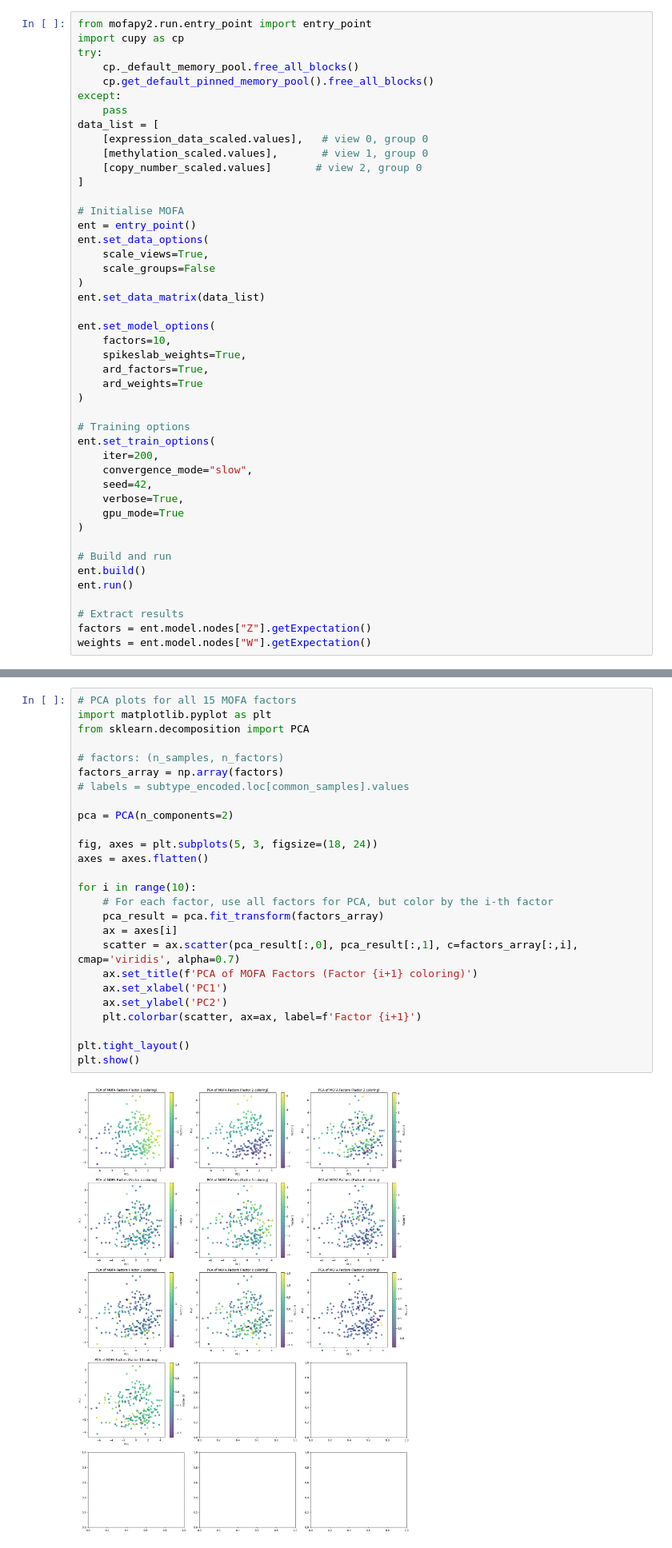
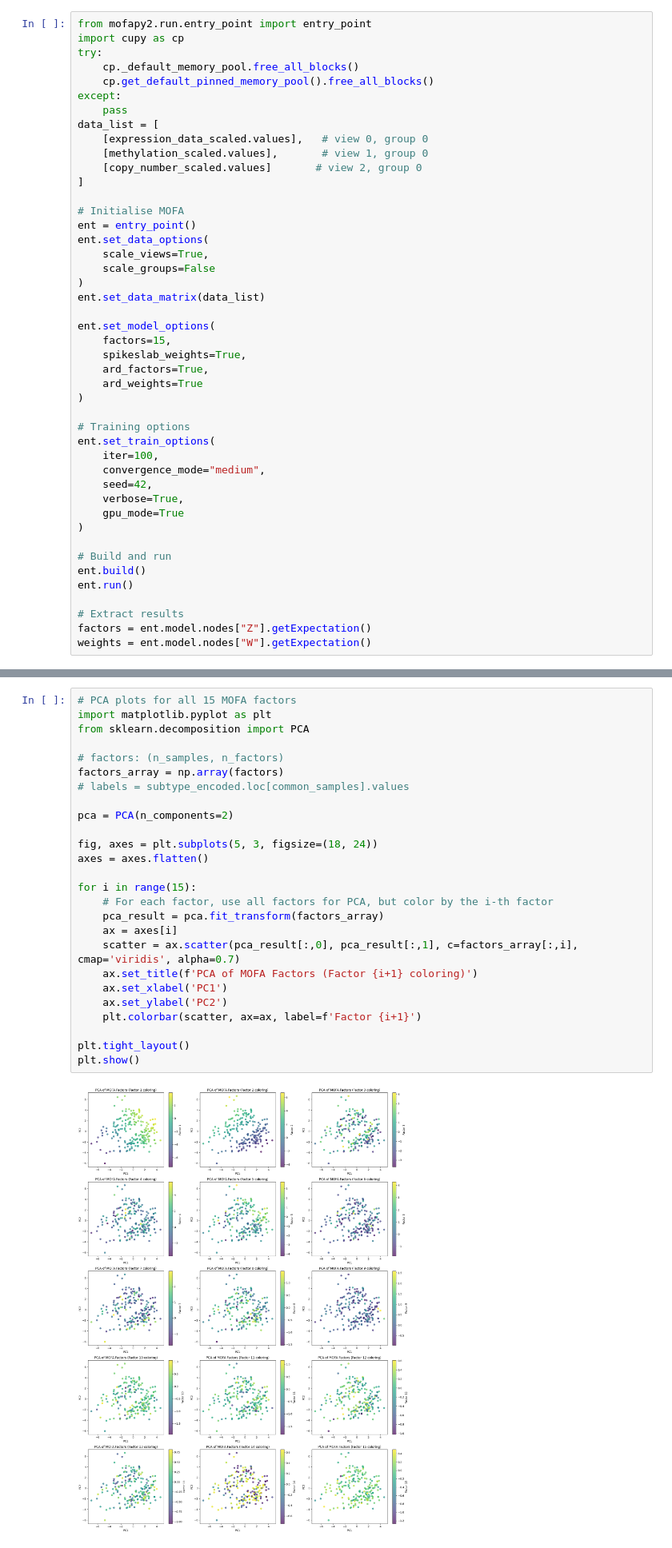
Before and after one commit to Shahriar1638/Multi-omics-Cancer-subtype, a Jupyter notebook: Mofa_with_Median_pipline.ipynb, the cells around one changed output, grey strips where cells are left out. Shown at 80% size. Drawn from its saved outputs; the diff is of its cells as text.

```diff
--- a/Mofa_with_Median_pipline.ipynb
+++ b/Mofa_with_Median_pipline.ipynb
@@ -60,7 +82,7 @@ ent.set_data_options(
 ent.set_data_matrix(data_list)
 
 ent.set_model_options(
-    factors=10,
+    factors=15,
     spikeslab_weights=True,
     ard_factors=True,
     ard_weights=True
@@ -68,8 +90,8 @@ ent.set_model_options(
 
 # Training options
 ent.set_train_options(
-    iter=200,
-    convergence_mode="slow",
+    iter=100,
+    convergence_mode="medium",
     seed=42,
     verbose=True,
     gpu_mode=True
@@ -183,31 +206,31 @@ Active factors: 10 / 10
 # %%
 # PCA plots for all 15 MOFA factors
 import matplotlib.pyplot as plt
 from sklearn.decomposition import PCA
 
 # factors: (n_samples, n_factors)
 factors_array = np.array(factors)
 # labels = subtype_encoded.loc[common_samples].values
 
 pca = PCA(n_components=2)
 
 fig, axes = plt.subplots(5, 3, figsize=(18, 24))
 axes = axes.flatten()
 
-for i in range(10):
+for i in range(15):
     # For each factor, use all factors for PCA, but color by the i-th factor
     pca_result = pca.fit_transform(factors_array)
     ax = axes[i]
     scatter = ax.scatter(pca_result[:,0], pca_result[:,1], c=factors_array[:,i], cmap='viridis', alpha=0.7)
     ax.set_title(f'PCA of MOFA Factors (Factor {i+1} coloring)')
     ax.set_xlabel('PC1')
     ax.set_ylabel('PC2')
     plt.colorbar(scatter, ax=ax, label=f'Factor {i+1}')
 
 plt.tight_layout()
 plt.show()
 # %% [output]
-[figure, old version]
+[figure, new version]
 # %%
 from sklearn.linear_model import LogisticRegression
 from sklearn.model_selection import train_test_split
```
Also changed, not shown: parts of 30 cells of this notebook, 6 other files.
